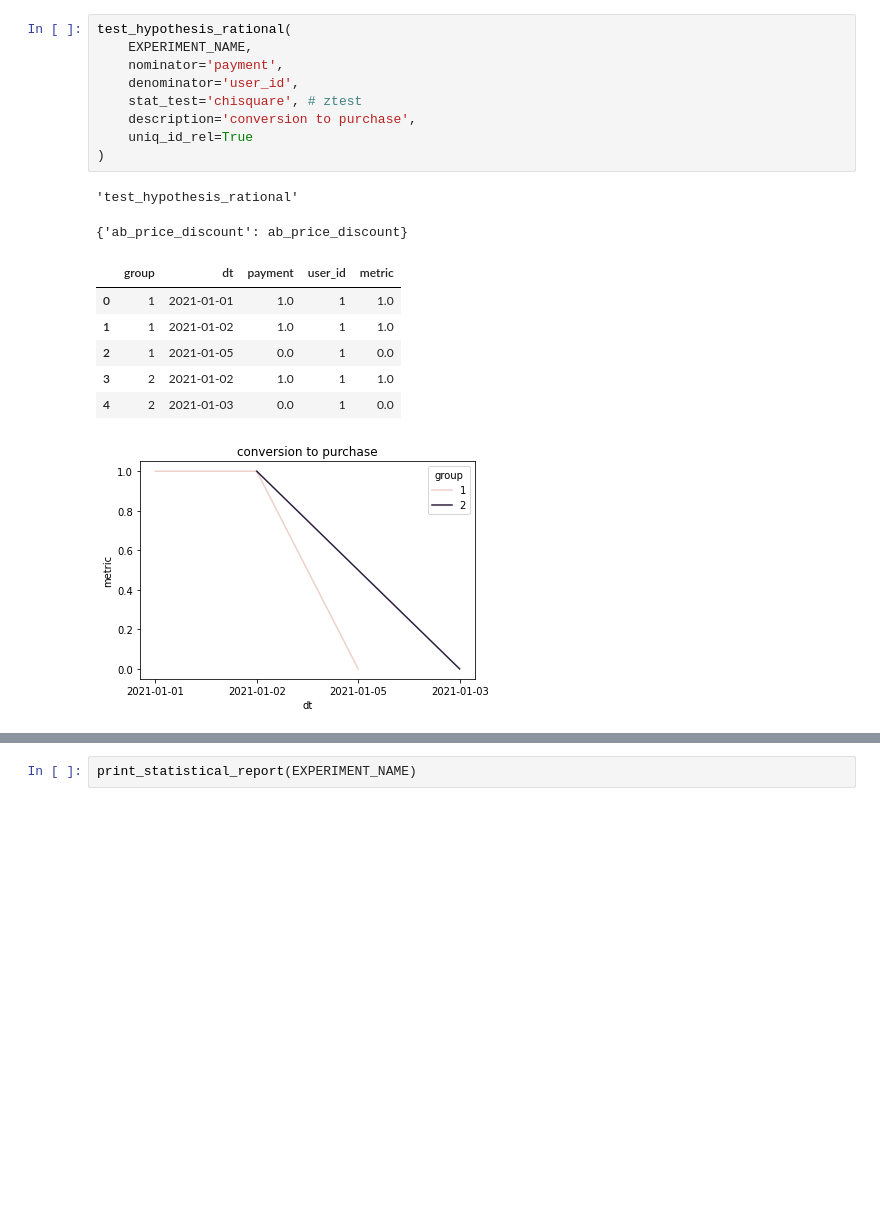
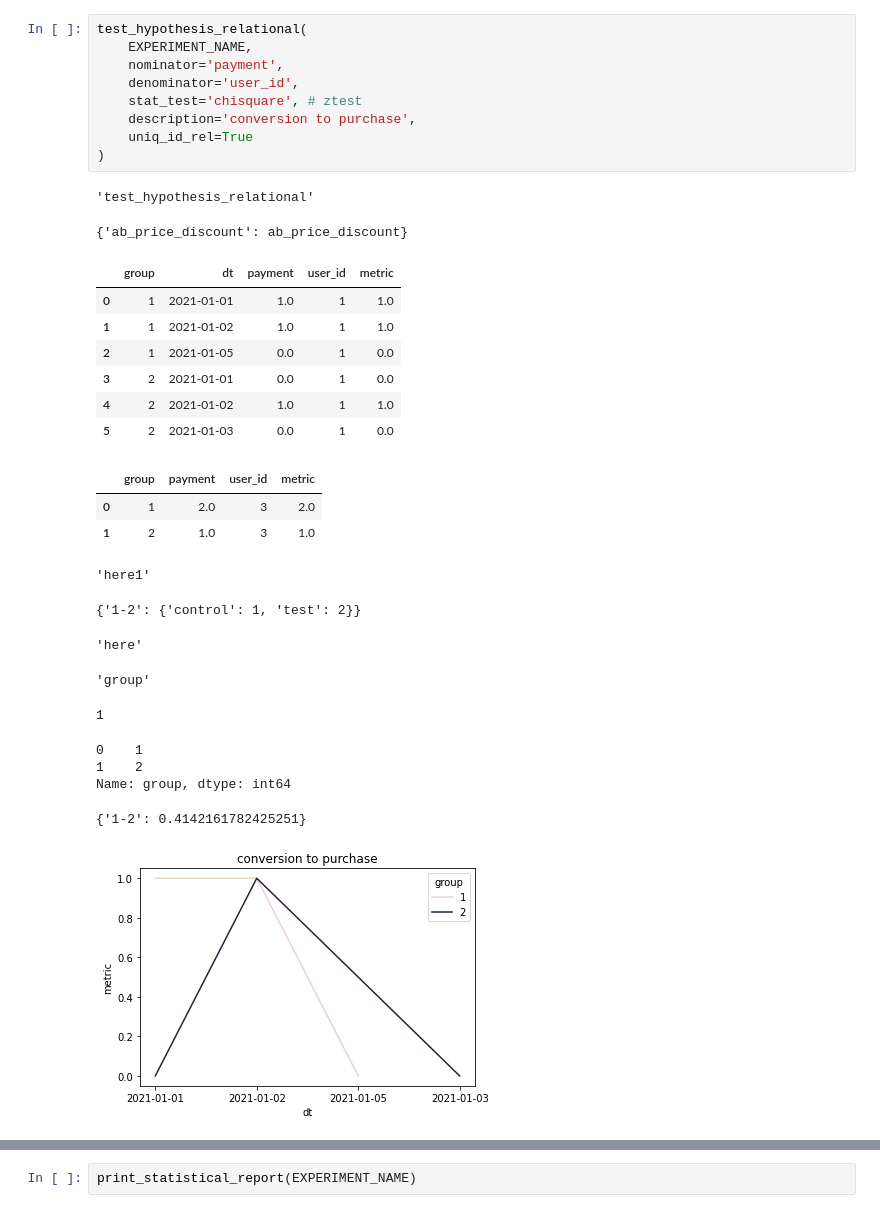
Before and after one commit to sqweptic/burnaby, a Jupyter notebook: src/example.ipynb, the cells around one changed output, grey strips where cells are left out. Saved outputs shown, nothing was run; the diff lists cells and outputs as text; blank space fills up the shorter version.

Commit message:
save hypothesis testing

```diff
--- a/src/example.ipynb
+++ b/src/example.ipynb
@@ -71,22 +73,35 @@ validate_ab_test_data(EXPERIMENT_NAME)
 # %%
-test_hypothesis_rational(
+test_hypothesis_relational(
     EXPERIMENT_NAME,
     nominator='payment',
     denominator='user_id',
     stat_test='chisquare', # ztest
     description='conversion to purchase',
     uniq_id_rel=True
 )
 # %% [output]
-'test_hypothesis_rational'
+'test_hypothesis_relational'
 {'ab_price_discount': ab_price_discount}
 |  | group | dt | payment | user_id | metric |
 | 0 | 1 | 2021-01-01 | 1.0 | 1 | 1.0 |
 | 1 | 1 | 2021-01-02 | 1.0 | 1 | 1.0 |
 | 2 | 1 | 2021-01-05 | 0.0 | 1 | 0.0 |
-| 3 | 2 | 2021-01-02 | 1.0 | 1 | 1.0 |
-| 4 | 2 | 2021-01-03 | 0.0 | 1 | 0.0 |
+| 3 | 2 | 2021-01-01 | 0.0 | 1 | 0.0 |
+| 4 | 2 | 2021-01-02 | 1.0 | 1 | 1.0 |
+| 5 | 2 | 2021-01-03 | 0.0 | 1 | 0.0 |
+|  | group | payment | user_id | metric |
+| 0 | 1 | 2.0 | 3 | 2.0 |
+| 1 | 2 | 1.0 | 3 | 1.0 |
+'here1'
+{'1-2': {'control': 1, 'test': 2}}
+'here'
+'group'
+1
+0    1
+1    2
+Name: group, dtype: int64
+{'1-2': 0.4142161782425251}
-[figure, old version]
+[figure, new version]
 # %%
 test_hypothesis_continuous(
     EXPERIMENT_NAME,
```
Also changed, not shown: parts of 8 cells of this notebook, 4 other files.
